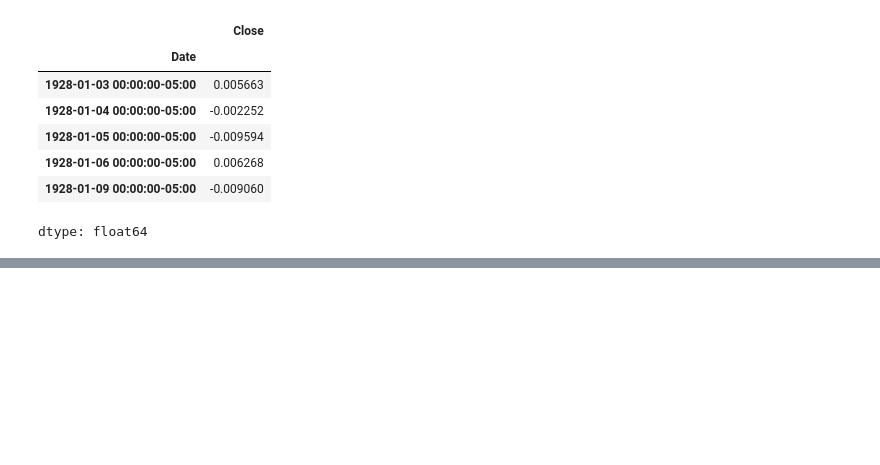
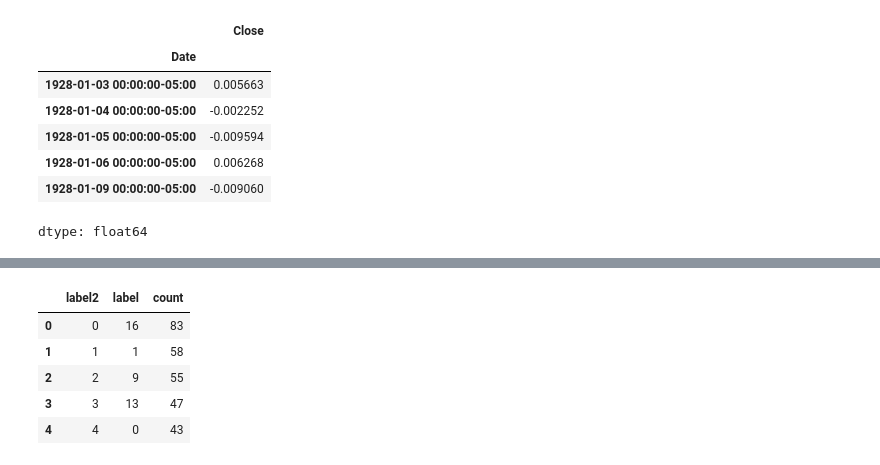
Before and after one commit to TomJenkin/playground, a Jupyter notebook: markets_01.ipynb, the cells around one changed output, grey strips where cells are left out. Cells and saved outputs as stored; diff of their text form; code cells hidden in the pictures; blank space fills up the shorter version.

```diff
--- a/markets_01.ipynb
+++ b/markets_01.ipynb
@@ -89,0 +105,11 @@ dr.tail()
+# %%
+dm = dr.label.value_counts().reset_index().rename_axis('label2').reset_index()
+
+dm.head()
+# %% [output]
+|  | label2 | label | count |
+| 0 | 0 | 16 | 83 |
+| 1 | 1 | 1 | 58 |
+| 2 | 2 | 9 | 55 |
+| 3 | 3 | 13 | 47 |
+| 4 | 4 | 0 | 43 |
```
Also changed, not shown: parts of 6 cells of this notebook.
